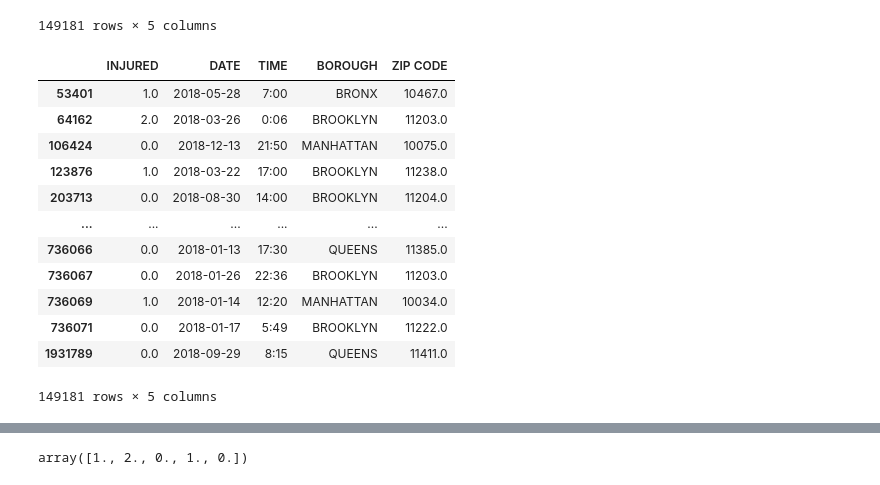
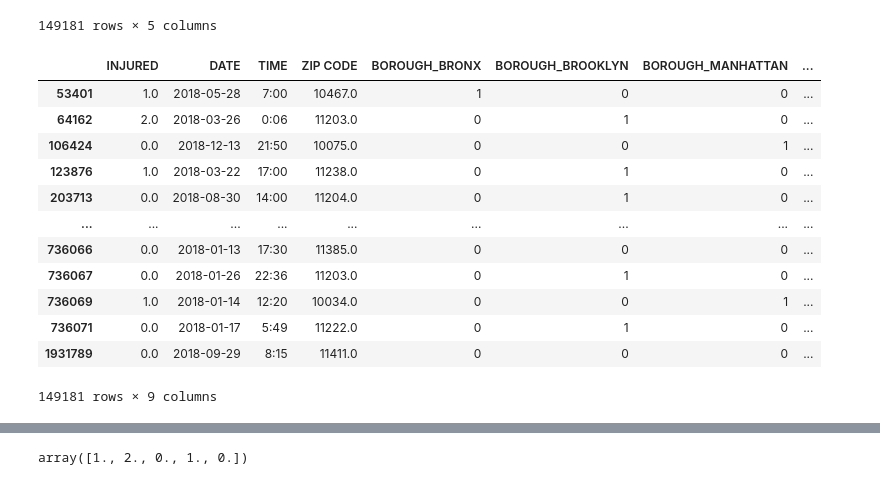
Before and after one commit to danioc94/NYC_Vehicle_Collision_Prediction, a Jupyter notebook: nyc_injury_predictions.ipynb, the cells around one changed output, grey strips where cells are left out. Saved outputs shown, nothing was run; the diff lists cells and outputs as text; code cells hidden in the pictures.

```diff
--- a/NYC MLM-Injured.ipynb
+++ b/nyc_injury_predictions.ipynb
@@ -379,18 +392,20 @@ df_2018=year2018_df.rename(columns={'NUMBER OF PERSONS INJURED': 'INJURED', 'CRA
 # %%
-df_2018
+# Hot encoding boroughs
+Injuries_binary_encoded_2018 = pd.get_dummies(df_2018, columns=["BOROUGH"])
+Injuries_binary_encoded_2018
 # %% [output]
-|  | INJURED | DATE | TIME | BOROUGH | ZIP CODE |
-| 53401 | 1.0 | 2018-05-28 | 7:00 | BRONX | 10467.0 |
-| 64162 | 2.0 | 2018-03-26 | 0:06 | BROOKLYN | 11203.0 |
-| 106424 | 0.0 | 2018-12-13 | 21:50 | MANHATTAN | 10075.0 |
-| 123876 | 1.0 | 2018-03-22 | 17:00 | BROOKLYN | 11238.0 |
-| 203713 | 0.0 | 2018-08-30 | 14:00 | BROOKLYN | 11204.0 |
-| ... | ... | ... | ... | ... | ... |
-| 736066 | 0.0 | 2018-01-13 | 17:30 | QUEENS | 11385.0 |
-| 736067 | 0.0 | 2018-01-26 | 22:36 | BROOKLYN | 11203.0 |
-| 736069 | 1.0 | 2018-01-14 | 12:20 | MANHATTAN | 10034.0 |
-| 736071 | 0.0 | 2018-01-17 | 5:49 | BROOKLYN | 11222.0 |
-| 1931789 | 0.0 | 2018-09-29 | 8:15 | QUEENS | 11411.0 |
+|  | INJURED | DATE | TIME | ZIP CODE | BOROUGH_BRONX | BOROUGH_BROOKLYN | BOROUGH_MANHATTAN | ... |
+| 53401 | 1.0 | 2018-05-28 | 7:00 | 10467.0 | 1 | 0 | 0 | ... |
+| 64162 | 2.0 | 2018-03-26 | 0:06 | 11203.0 | 0 | 1 | 0 | ... |
+| 106424 | 0.0 | 2018-12-13 | 21:50 | 10075.0 | 0 | 0 | 1 | ... |
+| 123876 | 1.0 | 2018-03-22 | 17:00 | 11238.0 | 0 | 1 | 0 | ... |
+| 203713 | 0.0 | 2018-08-30 | 14:00 | 11204.0 | 0 | 1 | 0 | ... |
+| ... | ... | ... | ... | ... | ... | ... | ... | ... |
+| 736066 | 0.0 | 2018-01-13 | 17:30 | 11385.0 | 0 | 0 | 0 | ... |
+| 736067 | 0.0 | 2018-01-26 | 22:36 | 11203.0 | 0 | 1 | 0 | ... |
+| 736069 | 1.0 | 2018-01-14 | 12:20 | 10034.0 | 0 | 0 | 1 | ... |
+| 736071 | 0.0 | 2018-01-17 | 5:49 | 11222.0 | 0 | 1 | 0 | ... |
+| 1931789 | 0.0 | 2018-09-29 | 8:15 | 11411.0 | 0 | 0 | 0 | ... |
-149181 rows × 5 columns
+149181 rows × 9 columns
 # %%
 # Changing 'DATE' from object to float64
```
Also changed, not shown: parts of 19 cells of this notebook, 4 other files.
